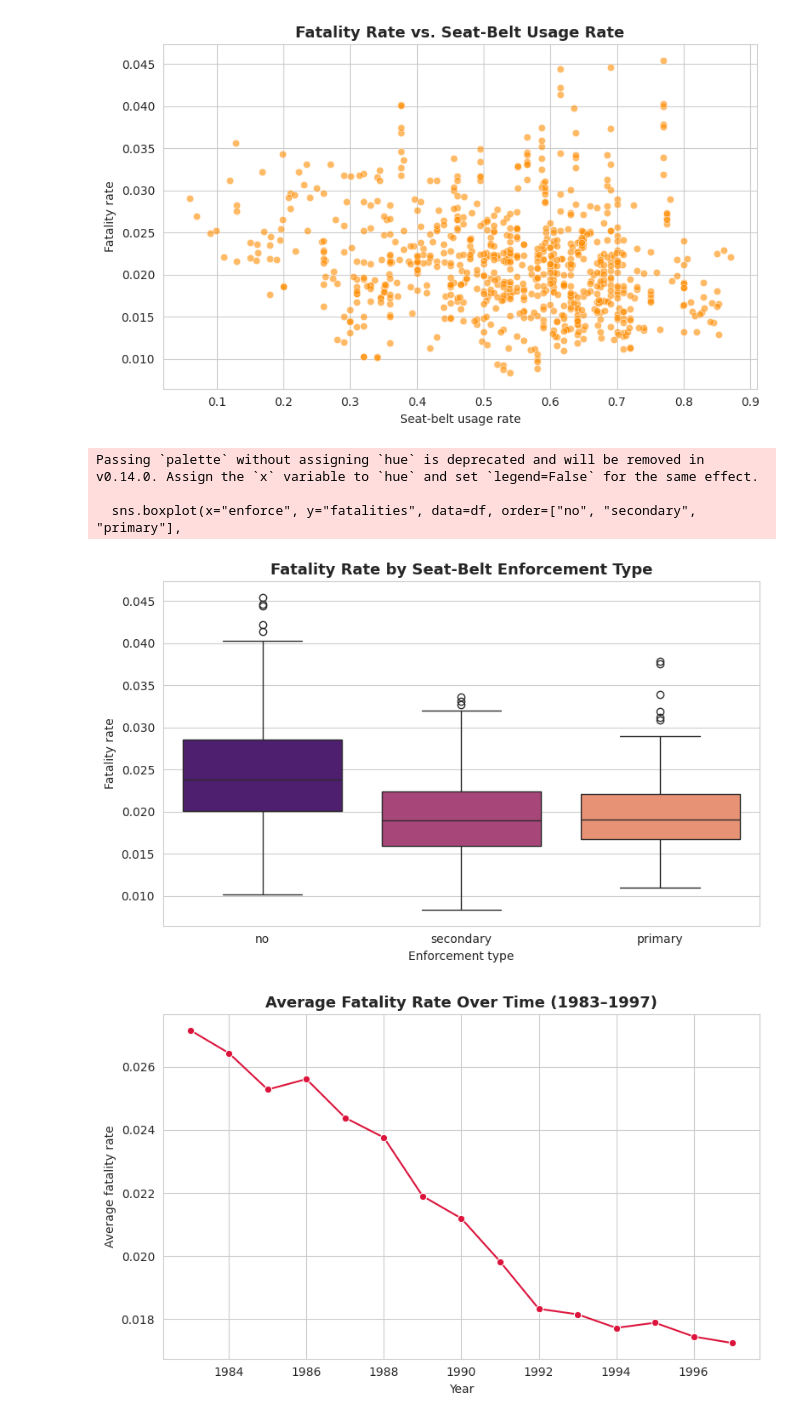
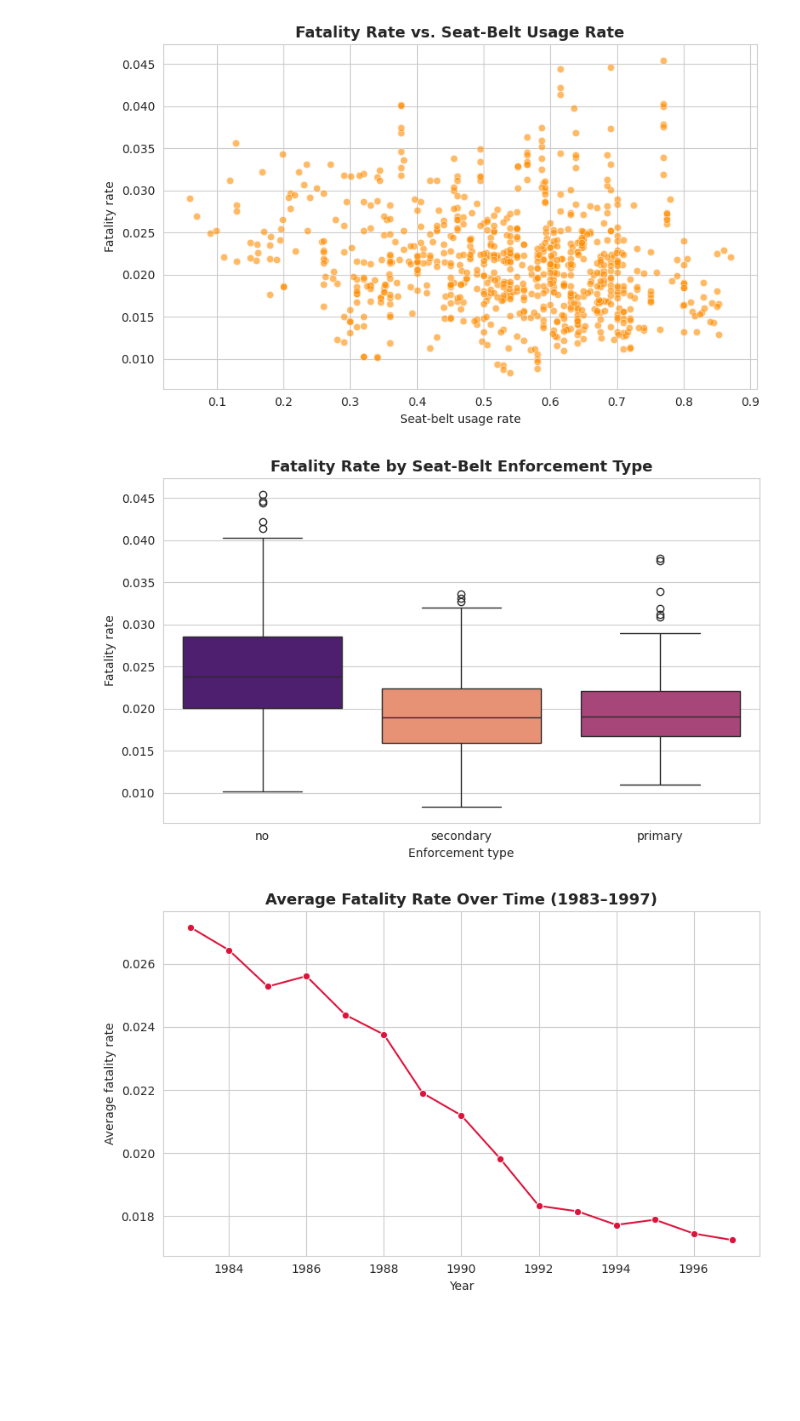
Before and after one commit to Udit587/UditVashisht-EDA-Project, a Jupyter notebook: Phase1_EDA_USSeatBelts.ipynb, the cells around one changed output. Cells and saved outputs as stored; diff of their text form; code cells hidden in the pictures; blank space fills up the shorter version.

```diff
--- a/Phase1_EDA_USSeatBelts.ipynb
+++ b/Phase1_EDA_USSeatBelts.ipynb
@@ -397,18 +395,15 @@ plt.show()
 # %%
 # 7.2 Fatality rate across enforcement types
 fig, ax = plt.subplots()
 sns.boxplot(x="enforce", y="fatalities", data=df, order=["no", "secondary", "primary"],
-            palette="magma", ax=ax)
+            hue="enforce", palette="magma", legend=False, ax=ax)
 ax.set_title("Fatality Rate by Seat-Belt Enforcement Type")
 ax.set_xlabel("Enforcement type")
 ax.set_ylabel("Fatality rate")
 plt.tight_layout()
 plt.show()
 # %% [output]
-Passing `palette` without assigning `hue` is deprecated and will be removed in v0.14.0. Assign the `x` variable to `hue` and set `legend=False` for the same effect.
-
-  sns.boxplot(x="enforce", y="fatalities", data=df, order=["no", "secondary", "primary"],
-[figure, old version]
+[figure, new version]
 # %%
 # 7.3 Trend of average fatality rate over the years (time-series line)
 yearly_avg = df.groupby("year")["fatalities"].mean().reset_index()
```
Also changed, not shown: parts of 2 cells of this notebook.
